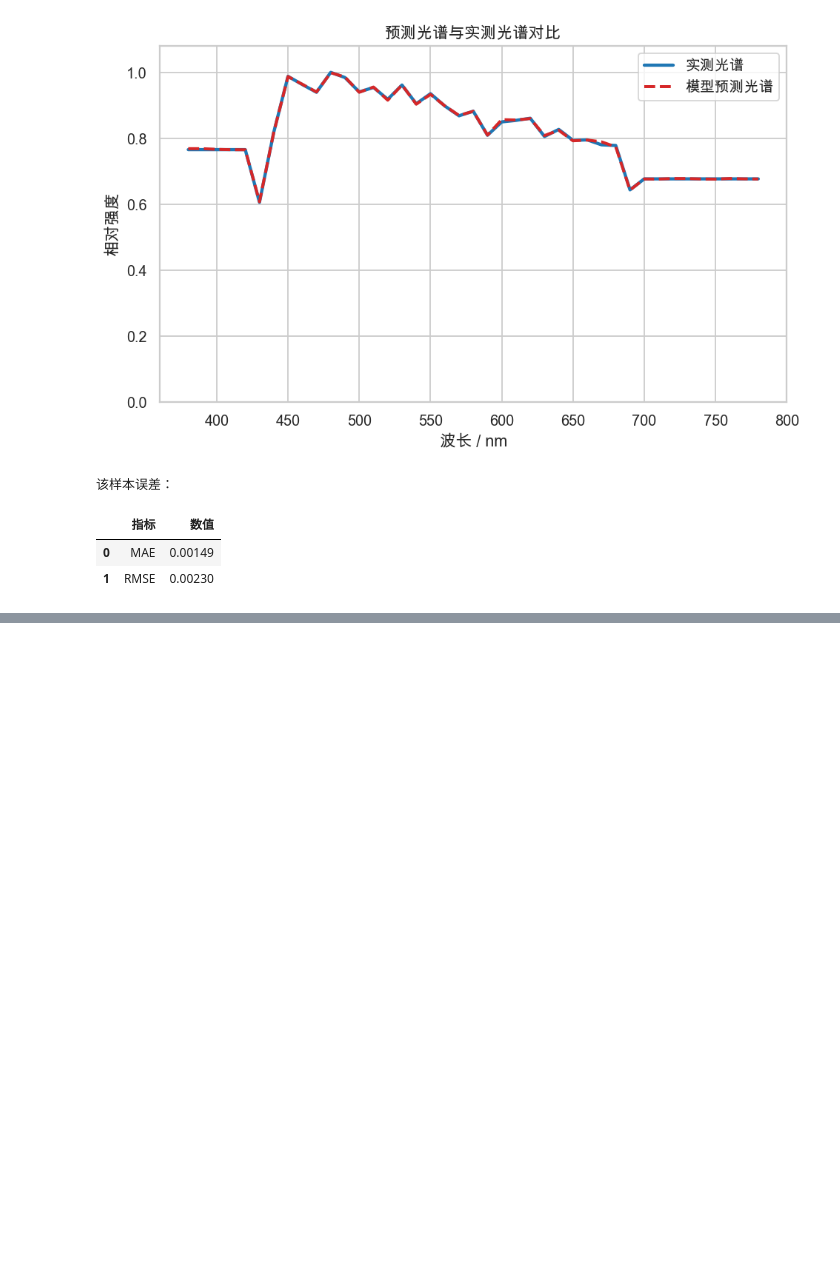
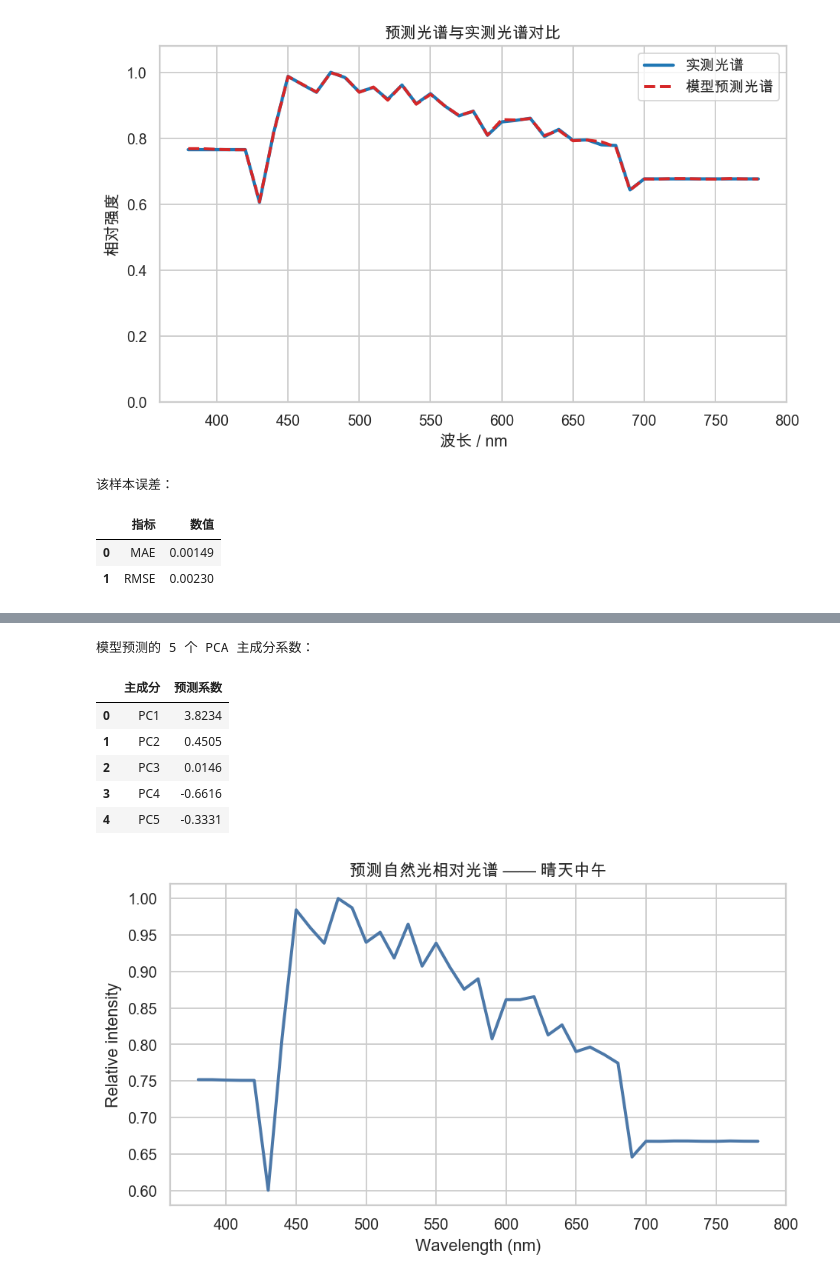
Before and after one commit to kmgcc/Pythian, a Jupyter notebook: python课设_代码/main.ipynb, the cells around one changed output, grey strips where cells are left out. Cells and saved outputs as stored; diff of their text form; code cells hidden in the pictures; blank space fills up the shorter version.

```diff
--- a/python课设_代码/main.ipynb
+++ b/python课设_代码/main.ipynb
@@ -382,0 +327,31 @@ print(f"误差下降: {compensation.improvement_percent:.1f}%")
+# %%
+from src.led_spectrum_data import fetch_and_build_dual_white_spectrum
+from src.model_training import SpectrumPredictor
+from src.preprocessing import FEATURE_COLUMNS
+from src.application_demo import (
+    PRESET_DEFINITIONS, PRESET_NAMES, run_application_demo,
+    pca_coefficient_frame, channel_percent_frame,
+    error_comparison_frame, color_preview_frame, preset_summary_frame,
+)
+
+# 确保实测 LED 光谱就绪（已缓存则直接复用）
+fetch_and_build_dual_white_spectrum(force=False)
+
+# 把第 4-5 节训练好的最佳模型包装成预测器，供应用层调用
+predictor = SpectrumPredictor(
+    best_model_name=best_name,
+    pipeline=trained[best_name].pipeline,
+    spectrum_pca=spectrum_pca,
+    feature_columns=FEATURE_COLUMNS,
+    metrics=metrics,
+)
+
+print("可选天气预设：")
+for name in PRESET_NAMES:
+    print(f"  - {name}：{PRESET_DEFINITIONS[name]['说明']}")
+
+PRESET = "晴天中午"   # 课堂演示时改这里即可切换场景
+demo = run_application_demo(predictor, dataset, preset=PRESET, scene="学习", target_lux=500.0)
+
+print(f"\n当前预设「{PRESET}」生成的模型输入：")
+display(demo.features)
@@ -382,0 +368,22 @@ print(f"误差下降: {compensation.improvement_percent:.1f}%")
+# %%
+from src.spectrum_utils import WAVELENGTHS
+
+print("模型预测的 5 个 PCA 主成分系数：")
+display(pca_coefficient_frame(demo))
+
+# 逆变换还原的预测自然光相对光谱
+fig, ax = plt.subplots(figsize=(8, 4.2))
+ax.plot(WAVELENGTHS, demo.predicted_spectrum, color="#4c78a8", linewidth=2.2)
+ax.set_title(f"预测自然光相对光谱 —— {PRESET}")
+ax.set_xlabel("Wavelength (nm)")
+ax.set_ylabel("Relative intensity")
+plt.show()
+# %% [output]
+模型预测的 5 个 PCA 主成分系数：
+|  | 主成分 | 预测系数 |
+| 0 | PC1 | 3.8234 |
+| 1 | PC2 | 0.4505 |
+| 2 | PC3 | 0.0146 |
+| 3 | PC4 | -0.6616 |
+| 4 | PC5 | -0.3331 |
+[figure, added]
```
Also changed, not shown: parts of 12 cells of this notebook, 9 other files.
